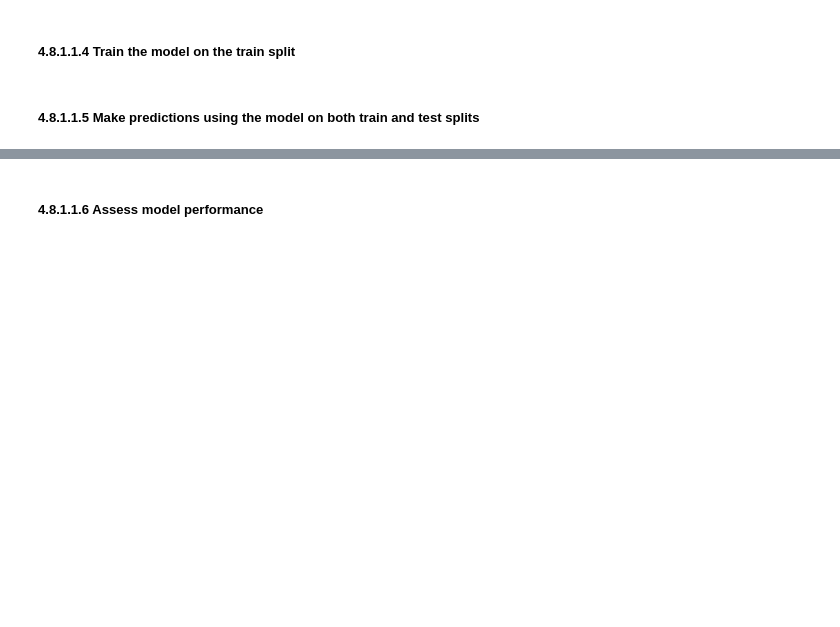
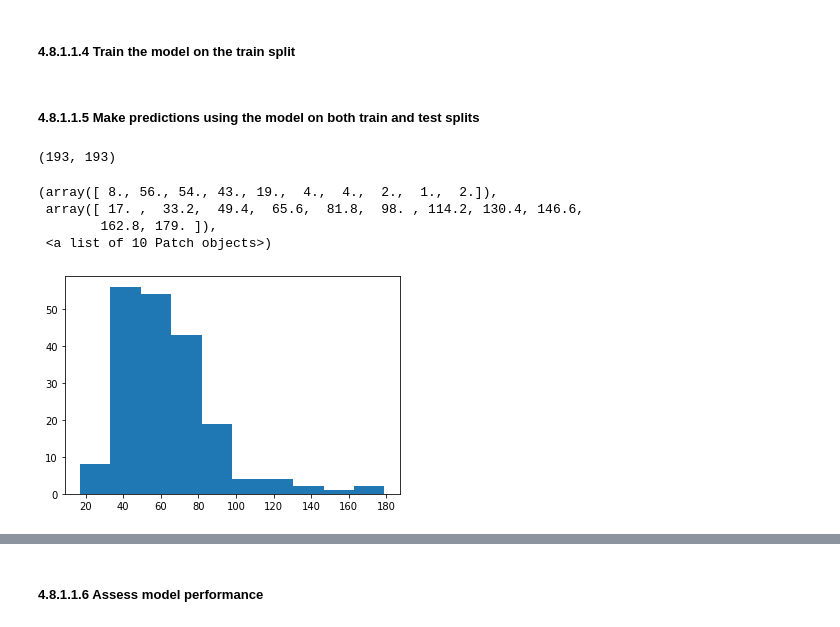
Before and after one commit to dlashuel/DataScienceGuidedCapstone, a Jupyter notebook: Notebooks/04_preprocessing_and_training.ipynb, the cells around one changed output, grey strips where cells are left out. Drawn from its saved outputs; the diff is of its cells as text; code cells hidden in the pictures; blank space fills up the shorter version.

```diff
--- a/Notebooks/04_preprocessing_and_training.ipynb
+++ b/Notebooks/04_preprocessing_and_training.ipynb
@@ -557,3 +624,15 @@ lm = LinearRegression().fit(X_tr_scaled, y_train)
 #Assign the predictions to `y_tr_pred` and `y_te_pred`, respectively
 y_tr_pred = lm.predict(X_tr_scaled)
 y_te_pred = lm.predict(X_te_scaled)
+# %%
+len(y_train), len(y_tr_pred)
+# %% [output]
+(193, 193)
+# %%
+plt.hist(y_train)
+# %% [output]
+(array([ 8., 56., 54., 43., 19.,  4.,  4.,  2.,  1.,  2.]),
+ array([ 17. ,  33.2,  49.4,  65.6,  81.8,  98. , 114.2, 130.4, 146.6,
+        162.8, 179. ]),
+ <a list of 10 Patch objects>)
+[figure, added]
```
Also changed, not shown: parts of 53 cells of this notebook, 7 other files.
